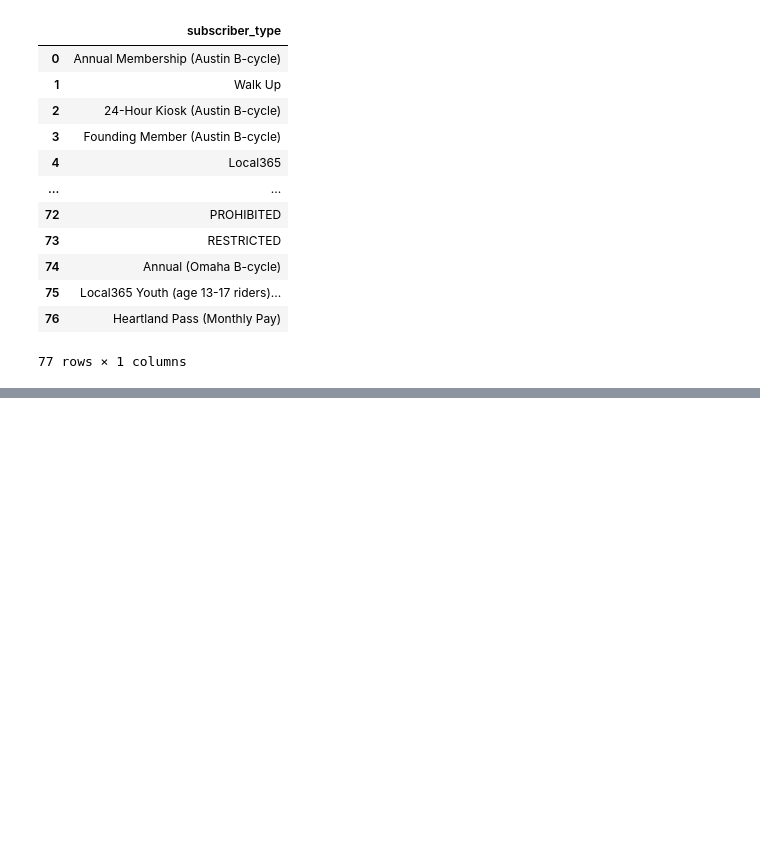
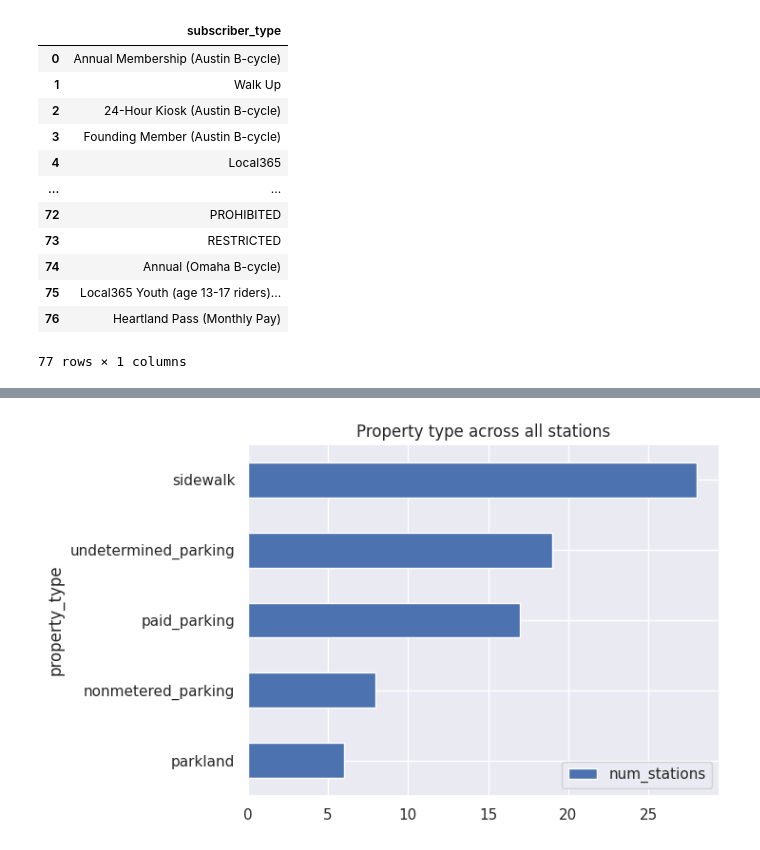
Before and after one commit to dan-bouchard/sql-big-query, a Jupyter notebook: sql_big_query.ipynb, the cells around one changed output, grey strips where cells are left out. Saved outputs shown, nothing was run; the diff lists cells and outputs as text; code cells hidden in the pictures; blank space fills up the shorter version.

```diff
--- a/sql_big_query.ipynb
+++ b/sql_big_query.ipynb
@@ -244,3 +214,7 @@ ORDER BY num_stations DESC
+# %%
+property_type_stations_df.set_index('property_type').sort_values(by='num_stations').plot.barh(title='Property type across all stations');
+# %% [output]
+[figure, added]
 # %%
 %%bigquery
 SELECT * FROM bigquery-public-data.austin_bikeshare.bikeshare_stations
```
Also changed, not shown: parts of 24 cells of this notebook.
